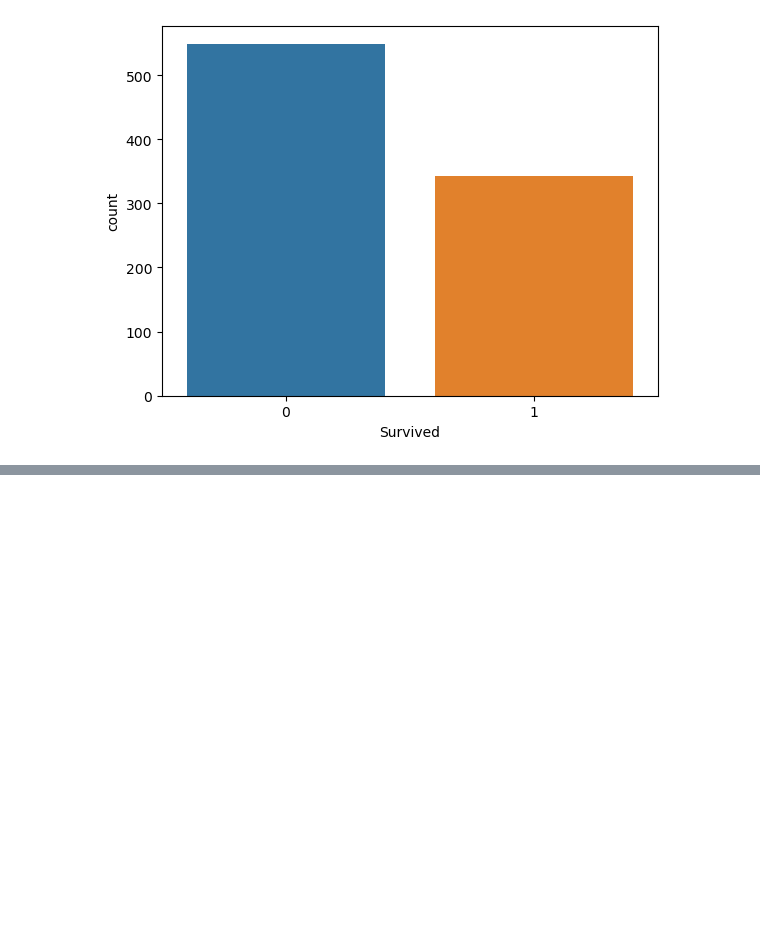
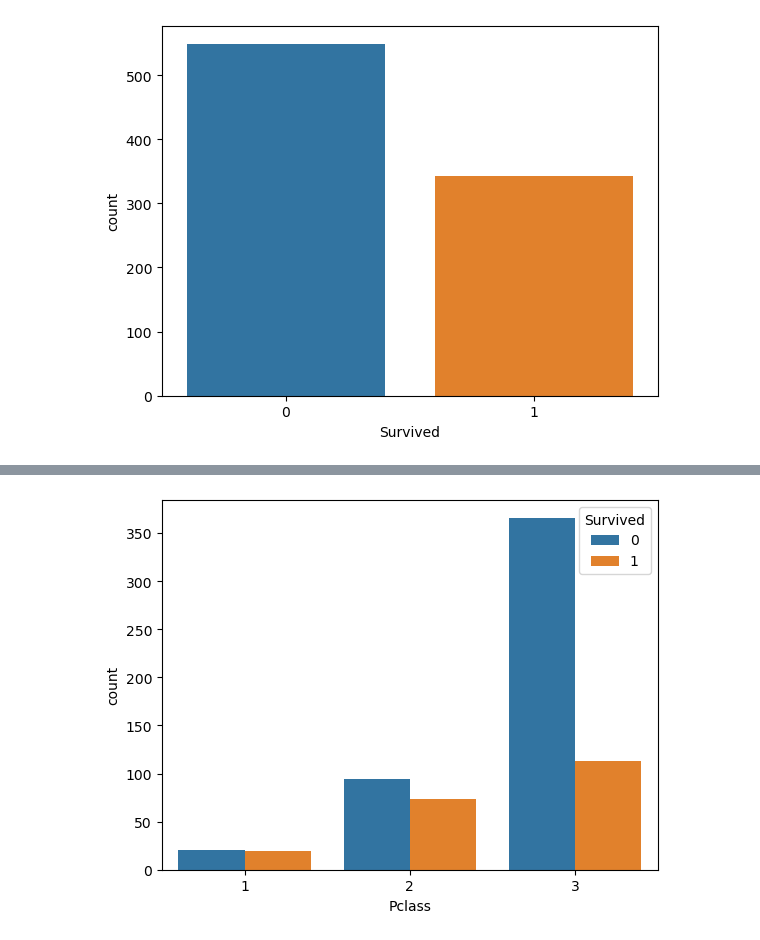
Before and after one commit to sajacaros/bootcamp_playground, a Jupyter notebook: 김용담강사/2. EDA Hands-on/2. 타이타닉 생존자 예측 EDA.ipynb, the cells around one changed output, grey strips where cells are left out. Saved outputs shown, nothing was run; the diff lists cells and outputs as text; code cells hidden in the pictures; blank space fills up the shorter version.

```diff
--- a/김용담강사/2. EDA Hands-on/2. 타이타닉 생존자 예측 EDA.ipynb
+++ b/김용담강사/2. EDA Hands-on/2. 타이타닉 생존자 예측 EDA.ipynb
@@ -239,0 +243,5 @@ plt.show()
+# %%
+cabin_cond = titanic['Cabin'].isnull()
+# %%
+cabin_nan = titanic.loc[cabin_cond]
+cabin_nan.describe()
@@ -239,0 +258,5 @@ plt.show()
+# %%
+sns.countplot(data=cabin_nan, x='Pclass', hue='Survived')
+plt.show()
+# %% [output]
+[figure, added]
```
Also changed, not shown: parts of 23 cells of this notebook.
